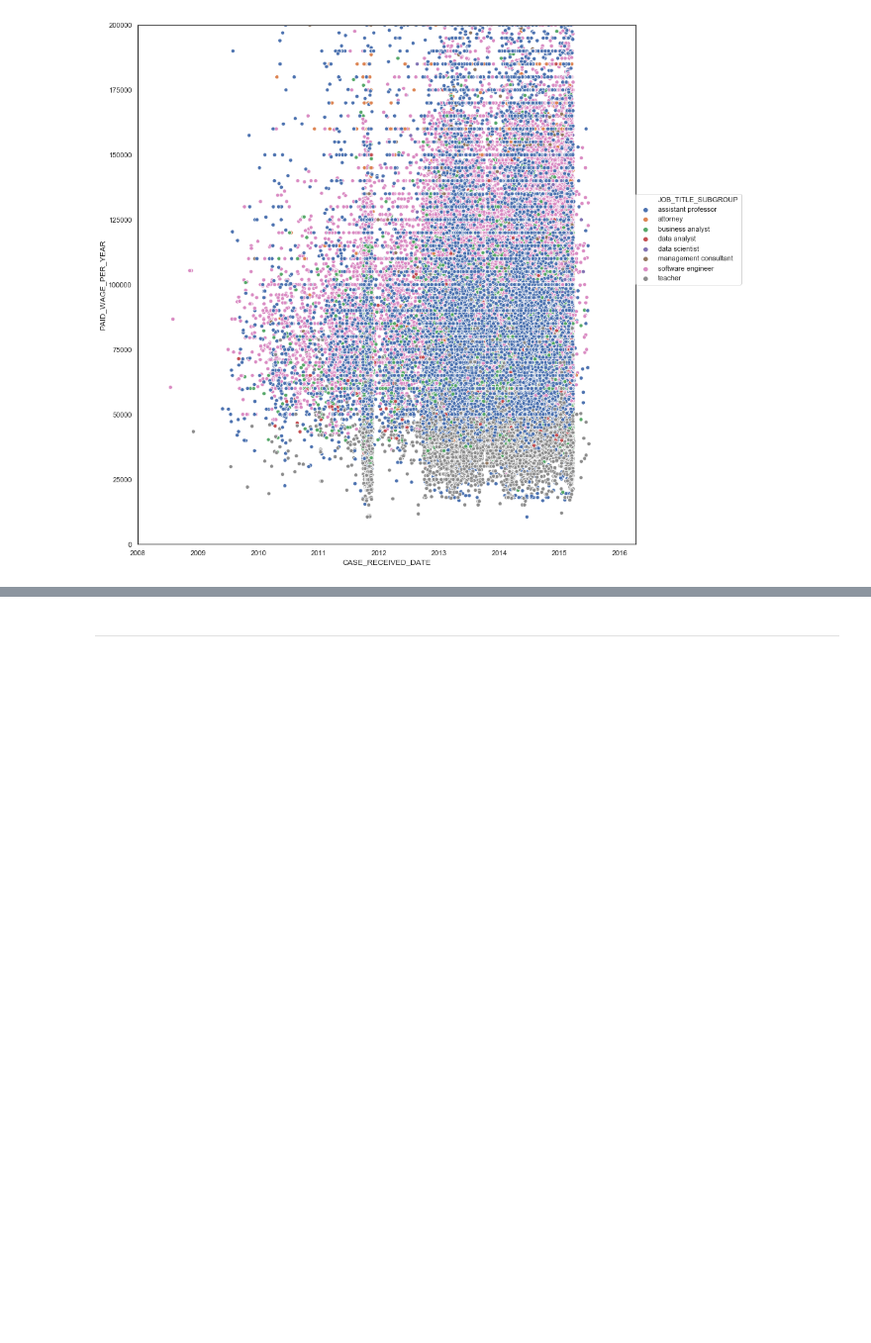
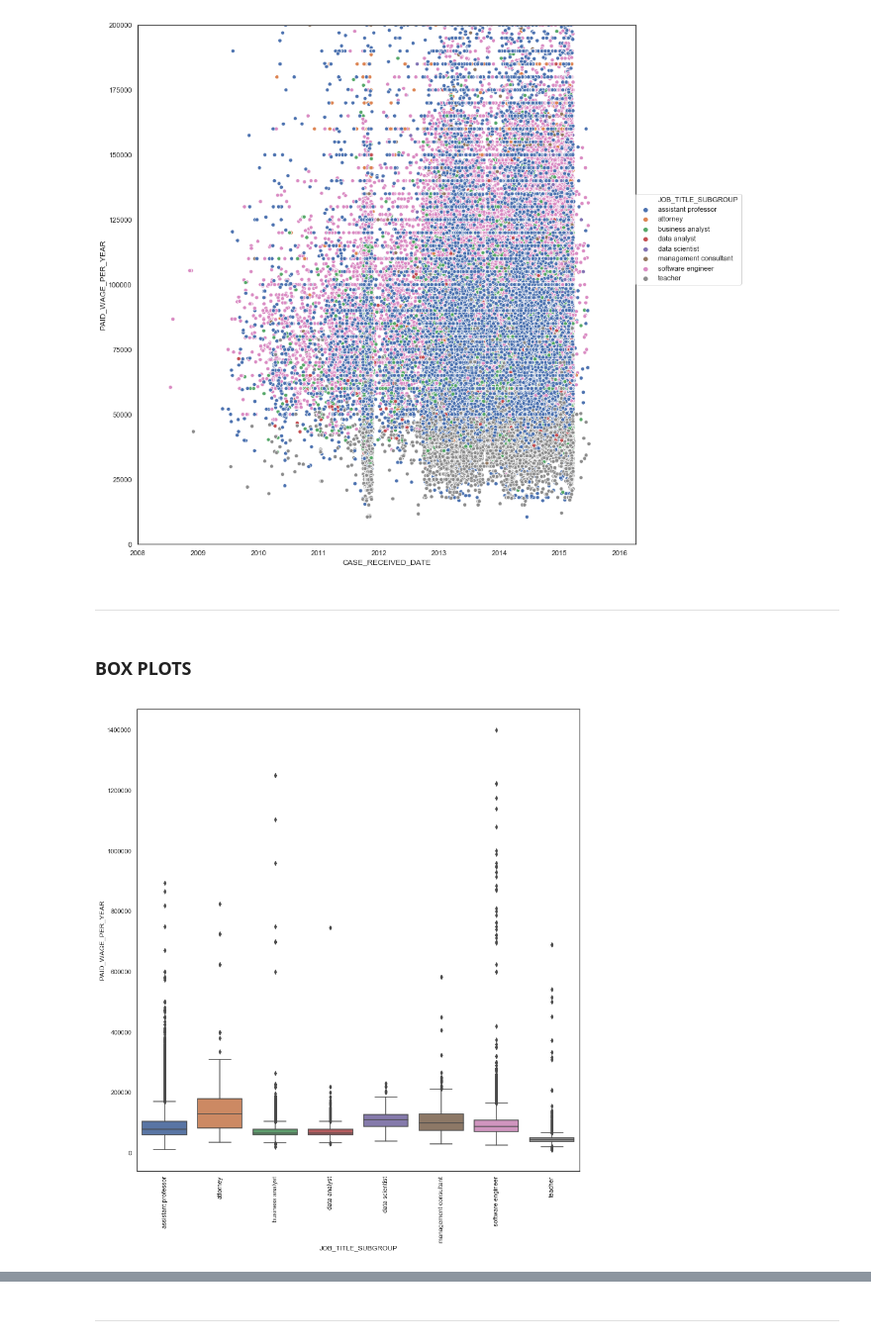
Before and after one commit to vivekgoyal180/EDA-Salary-data, a Jupyter notebook: EDA salary data.ipynb, the cells around one changed output, grey strips where cells are left out. Shown at 99% size. Cells and saved outputs as stored; diff of their text form; code cells hidden in the pictures; blank space fills up the shorter version.

```diff
--- a/EDA salary data.ipynb
+++ b/EDA salary data.ipynb
@@ -495,3 +494,17 @@ plt.legend(loc=(1,.5))
 plt.show()
 # %% [output]
 [figure]
+# %% [markdown]
+---
+# %% [markdown]
+### BOX PLOTS
+# %%
+# PLotting BOXPLOT for above graph to identify presence of outlier
+
+#ticks = [0,50000,75000,100000,125000,150000,175000,200000,225000,250000]
+salary_job_boxplot= sns.boxplot(y=salary1.PAID_WAGE_PER_YEAR,x=salary1.JOB_TITLE_SUBGROUP)
+#plt.yticks(ticks)
+plt.xticks(rotation=90)
+plt.show()
+# %% [output]
+[figure, added]
```
Also changed, not shown: parts of 38 cells of this notebook.
